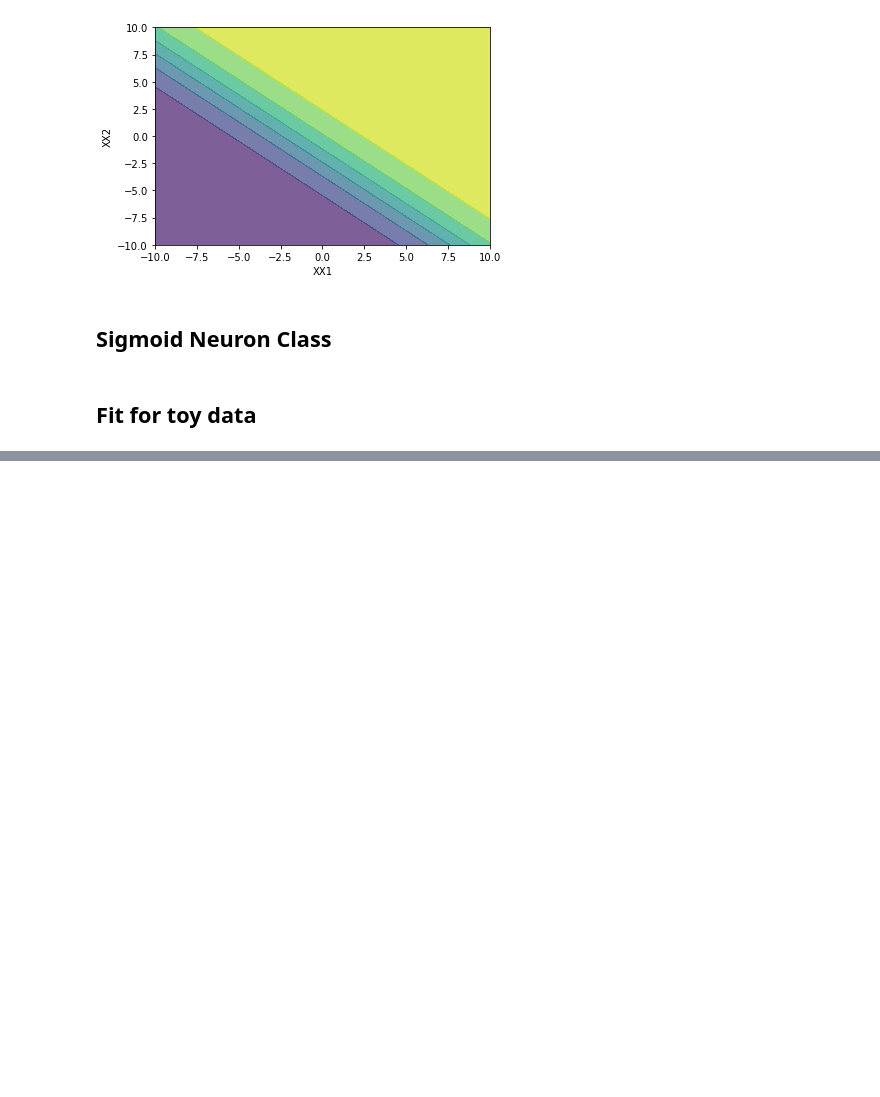
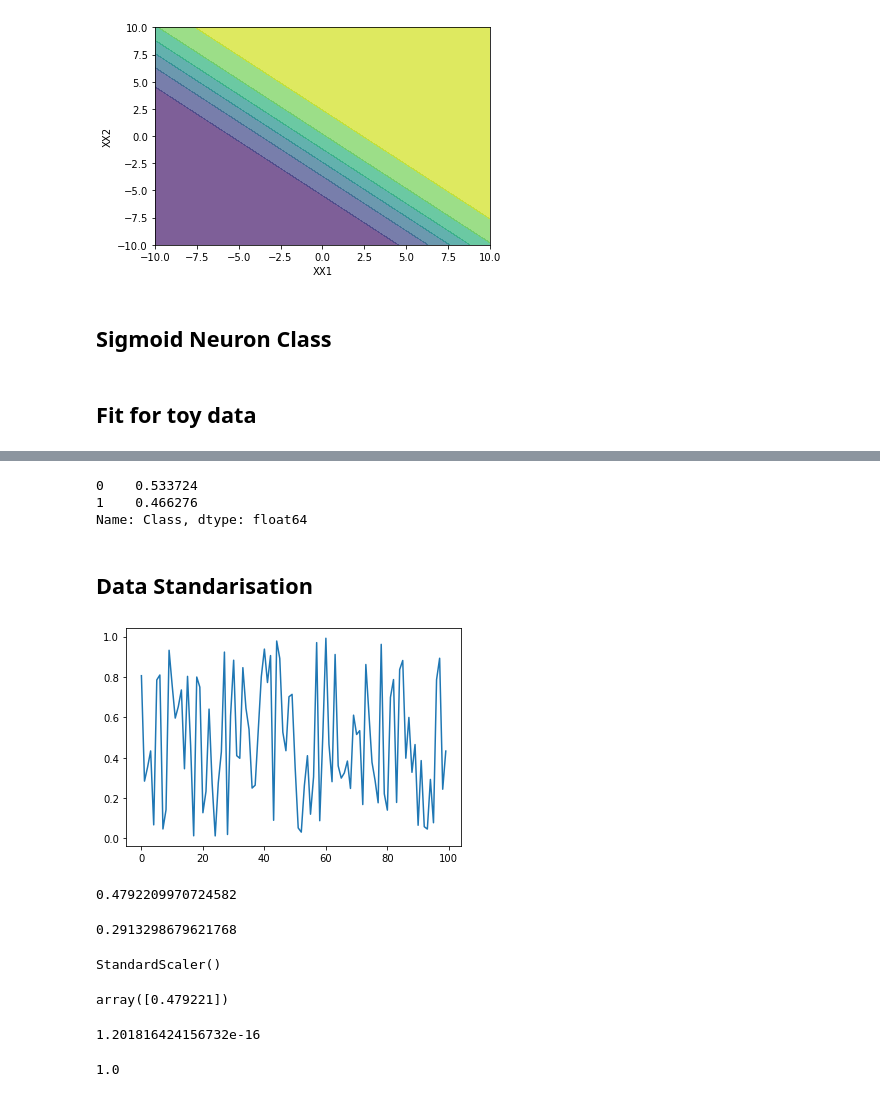
Before and after one commit to kunalrs/deeplearning-tutorial, a Jupyter notebook: SigmoidNeuron.ipynb, the cells around one changed output, grey strips where cells are left out. Drawn from its saved outputs; the diff is of its cells as text; code cells hidden in the pictures; blank space fills up the shorter version.

```diff
--- a/SigmoidNeuron.ipynb
+++ b/SigmoidNeuron.ipynb
@@ -469,0 +557,6 @@ for i in range(N):
+# %%
+data['Class'].value_counts(normalize=True)
+# %% [output]
+0    0.533724
+1    0.466276
+Name: Class, dtype: float64
@@ -469,0 +565,17 @@ for i in range(N):
+# %% [markdown]
+## Data Standarisation
+# %%
+R = np.random.random([100, 1])
+# %%
+plt.plot(R)
+plt.show()
+# %% [output]
+[figure, added]
+# %%
+np.mean(R)
+# %% [output]
+0.4792209970724582
+# %%
+np.std(R)
+# %% [output]
+0.2913298679621768
@@ -469,0 +584,8 @@ for i in range(N):
+# %%
+scaler.fit(R)
+# %% [output]
+StandardScaler()
+# %%
+scaler.mean_
+# %% [output]
+array([0.479221])
@@ -469,0 +594,8 @@ for i in range(N):
+# %%
+RT.mean()
+# %% [output]
+1.201816424156732e-16
+# %%
+RT.std()
+# %% [output]
+1.0
```
Also changed, not shown: parts of 46 cells of this notebook, 1 other file.
